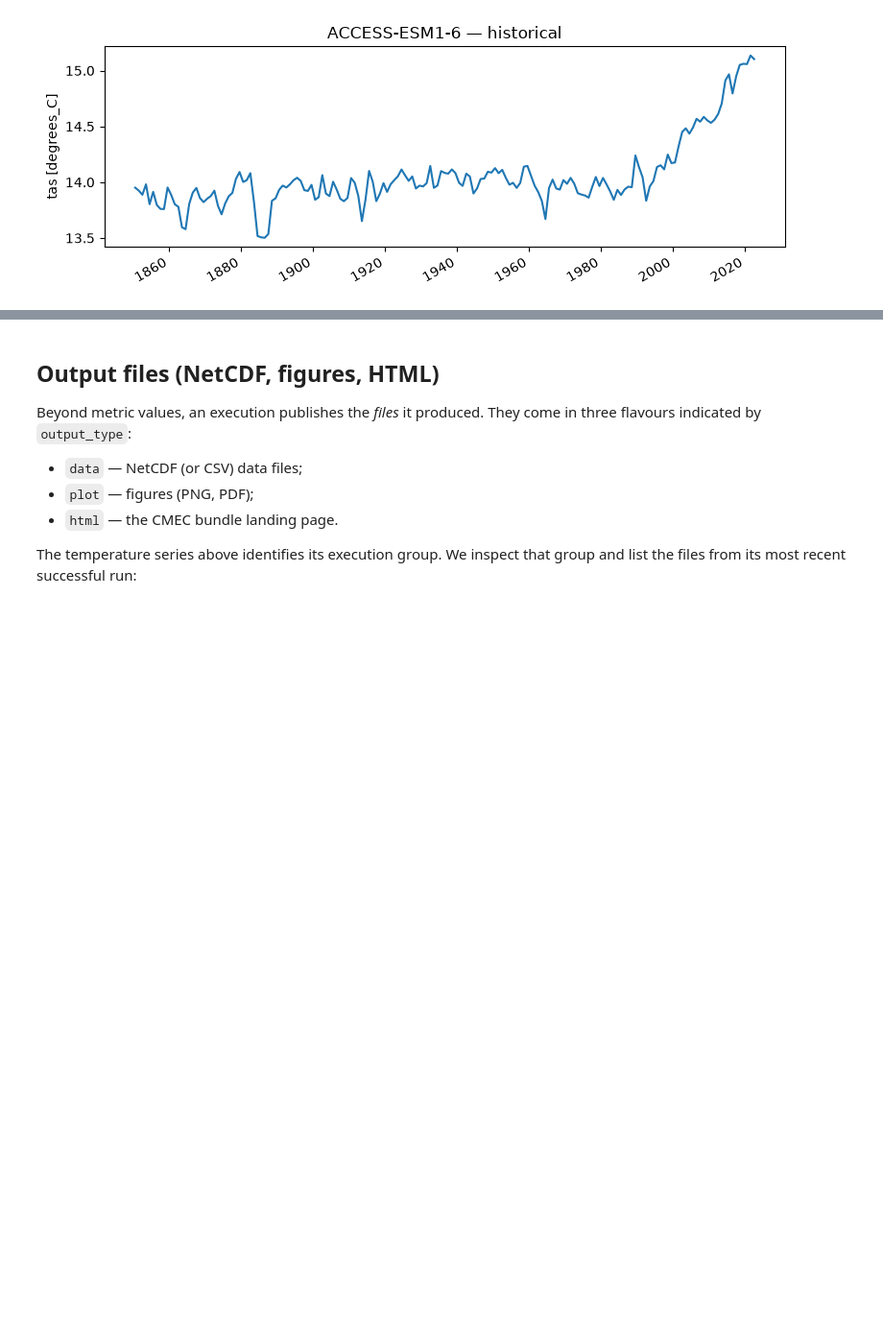
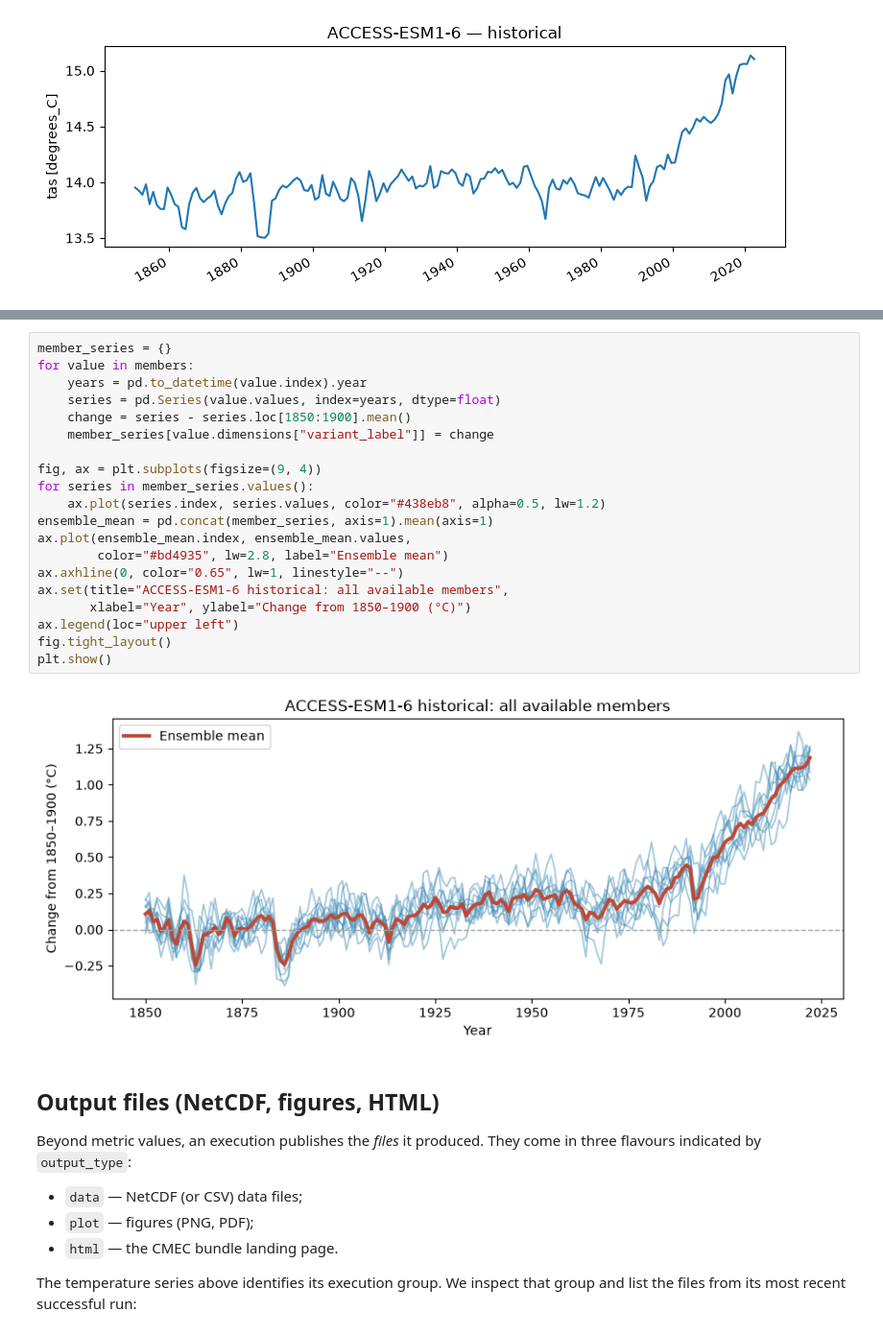
Before and after one commit to Climate-REF/climate-ref-tutorials, a Jupyter notebook: notebooks/02-querying-the-api.ipynb, the cells around one changed output, grey strips where cells are left out. Shown at 96% size. Saved outputs shown, nothing was run; the diff lists cells and outputs as text; blank space fills up the shorter version.

Commit message:
Plot ACCESS-ESM1-6 ensemble in CMIP7 notebooks

```diff
--- a/notebooks/02-querying-the-api.ipynb
+++ b/notebooks/02-querying-the-api.ipynb
@@ -185,3 +229,25 @@ free_memory()
+# %%
+member_series = {}
+for value in members:
+    years = pd.to_datetime(value.index).year
+    series = pd.Series(value.values, index=years, dtype=float)
+    change = series - series.loc[1850:1900].mean()
+    member_series[value.dimensions["variant_label"]] = change
+
+fig, ax = plt.subplots(figsize=(9, 4))
+for series in member_series.values():
+    ax.plot(series.index, series.values, color="#438eb8", alpha=0.5, lw=1.2)
+ensemble_mean = pd.concat(member_series, axis=1).mean(axis=1)
+ax.plot(ensemble_mean.index, ensemble_mean.values,
+        color="#bd4935", lw=2.8, label="Ensemble mean")
+ax.axhline(0, color="0.65", lw=1, linestyle="--")
+ax.set(title="ACCESS-ESM1-6 historical: all available members",
+       xlabel="Year", ylabel="Change from 1850–1900 (°C)")
+ax.legend(loc="upper left")
+fig.tight_layout()
+plt.show()
+# %% [output]
+[figure, added]
 # %% [markdown]
 ## Output files (NetCDF, figures, HTML)
 
```
Also changed, not shown: parts of 2 cells of this notebook, 1 other file.
